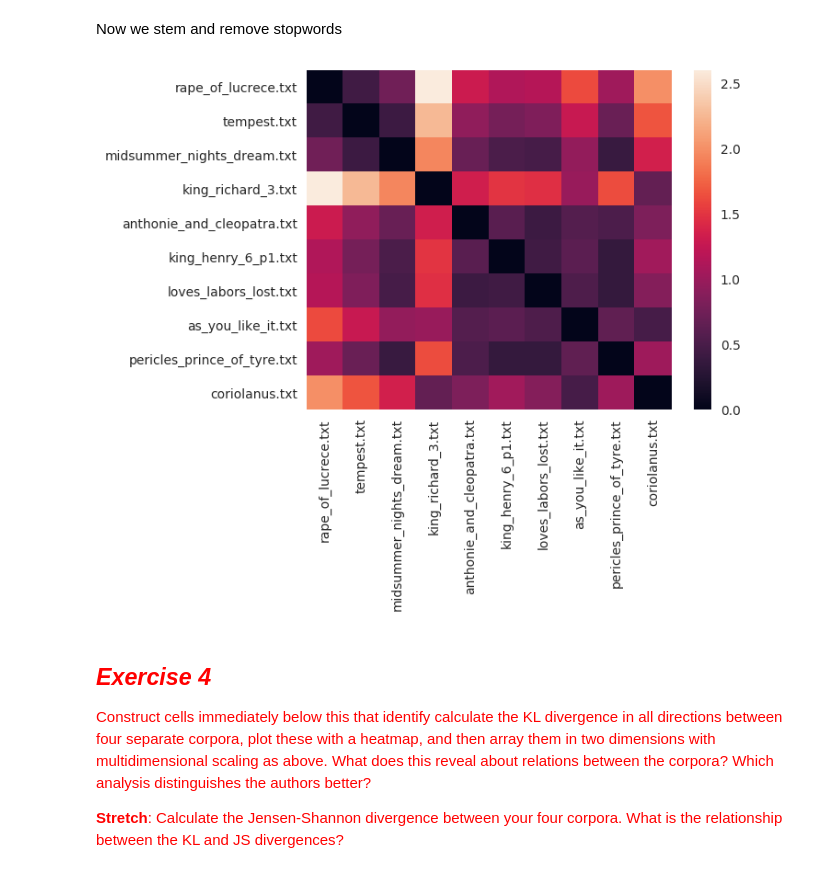
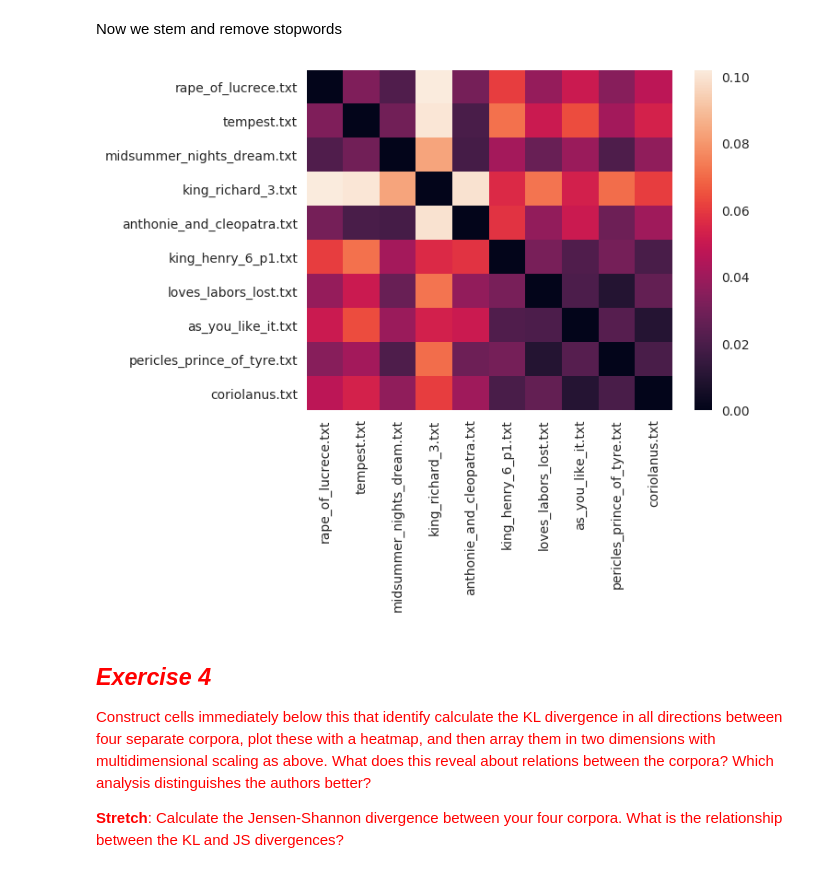
Before and after one commit to 1yangdongchen/Upcoming, a Jupyter notebook: 2-Corpus-Linguistics/2-Corpus-LinguisticsJE_modified.ipynb, the cells around one changed output. Saved outputs shown, nothing was run; the diff lists cells and outputs as text; code cells hidden in the pictures.

```diff
--- a/2-Corpus-Linguistics/2-Corpus-LinguisticsJE_modified.ipynb
+++ b/2-Corpus-Linguistics/2-Corpus-LinguisticsJE_modified.ipynb
@@ -963,9 +965,15 @@ def Divergence(corpus1, corpus2, difference="KL"):
     elif difference == "Chi2":
         return chi2_divergence(P, Q)
     elif difference == "KS":
-        return scipy.stats.ks_2samp(P['frequency'], Q['frequency'])
+        try:
+            return scipy.stats.ks_2samp(P['frequency'], Q['frequency']).statistic
+        except:
+            return scipy.stats.ks_2samp(P['frequency'], Q['frequency'])
     elif difference == "Wasserstein":
-        return scipy.stats.wasserstein_distance(P['frequency'], Q['frequency'], u_weights=None, v_weights=None)
+        try:
+            return scipy.stats.wasserstein_distance(P['frequency'], Q['frequency'], u_weights=None, v_weights=None).statistic
+        except:
+            return scipy.stats.wasserstein_distance(P['frequency'], Q['frequency'], u_weights=None, v_weights=None)
 # %% [markdown]
 Calculate the KL divergence for each pair of corpora, turn the results into a matrix, and visualize the matrix as a heatmap. Recall that $D_{\mathrm{KL}}(P\|Q)$ measures the amount of information loss when $Q$ is used to approximate $P$. Here, the rows are the $P$s used for calculating KL divergences, and the columns are the $Q$s. So, each cell measures the amount of information loss when the word distribution of the column text is used to approximate the word distribution of the row text.
 # %%
@@ -1080,23 +1088,23 @@ Now we stem and remove stopwords
 shakespear_df['tokenized_text'] = shakespear_df['text'].apply(lambda x: nltk.word_tokenize(x))
 shakespear_df['normalized_tokens'] = shakespear_df['tokenized_text'].apply(lambda x: normlizeTokens(x, stopwordLst = stop_words_nltk, stemmer = porter))
 # %%
-measure = 'Wasserstein' #"KL", "Chi2", "KS", "Wasserstein"
+measure = 'KS' #"KL", "Chi2", "KS", "Wasserstein"
 num_of_texts = 10 #The bigger this number the slower it will run
 fileids_sp = list(shakespear_df[:num_of_texts].index)
 corpora_sp = list(shakespear_df[:num_of_texts]['normalized_tokens'])
 L = []
 for p in corpora_sp:
     l = []
     for q in corpora_sp:
         l.append(Divergence(p,q, difference=measure))
     L.append(l)
 M = np.array(L)
 fig = plt.figure()
 div = pandas.DataFrame(M, columns = fileids_sp, index = fileids_sp)
 ax = sns.heatmap(div)
 plt.show()
 # %% [output]
-[figure, old version]
+[figure, new version]
 # %% [markdown]
 ## <span style="color:red">*Exercise 4*</span>
 
```
Also changed, not shown: parts of 2 cells of this notebook.
